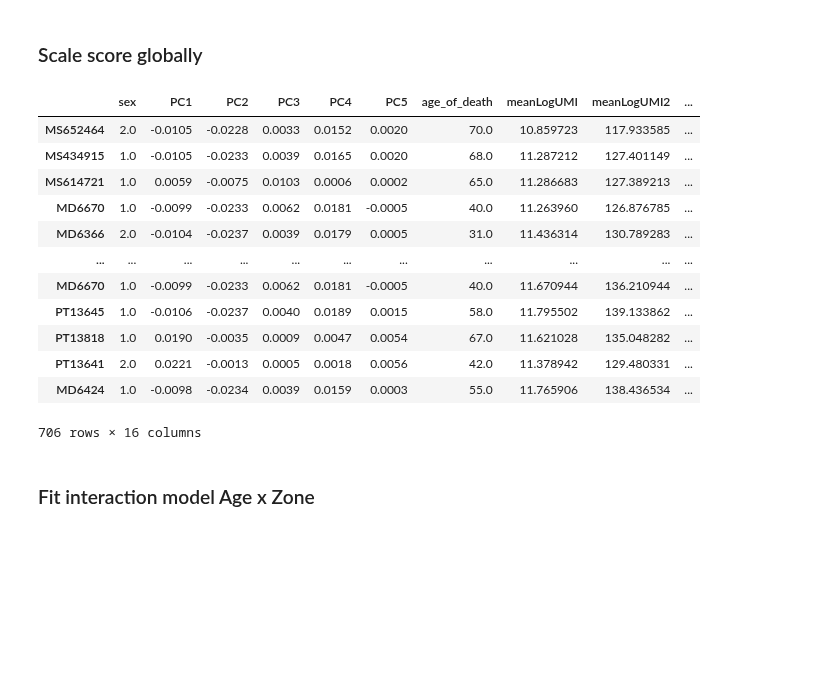
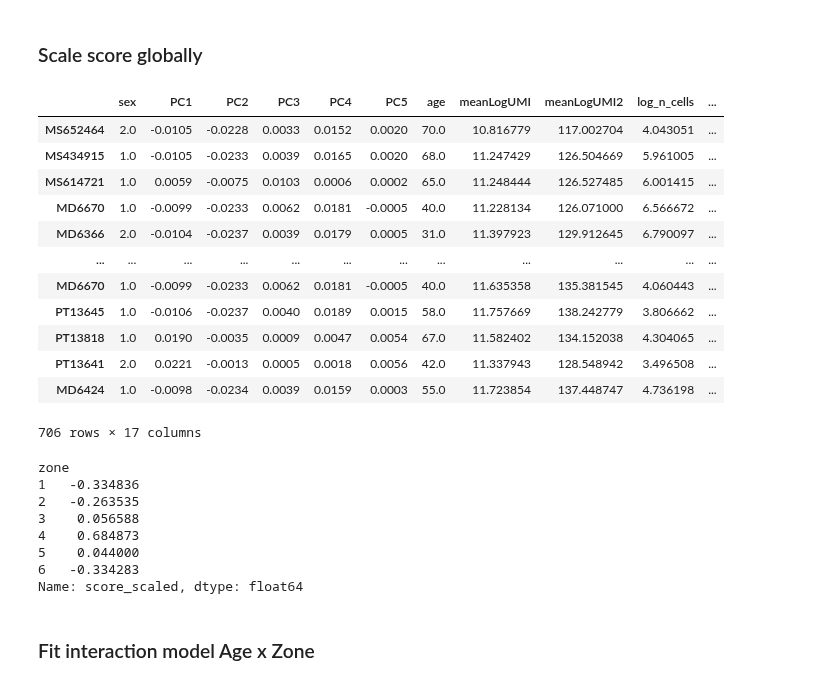
Before and after one commit to 8gabri8/XDP, a Jupyter notebook: script/NucSeq/de-repression/derepression_XDP_v2.ipynb, the cells around one changed output. Drawn from its saved outputs; the diff is of its cells as text; code cells hidden in the pictures; blank space fills up the shorter version.

```diff
--- a/script/NucSeq/de-repression/derepression_XDP_v2.ipynb
+++ b/script/NucSeq/de-repression/derepression_XDP_v2.ipynb
@@ -33,6 +30,6 @@ The autoreload extension is already loaded. To reload it, use:
 # %%
 SAMPLE_VARIABLE  = "donor_id"
-AGE              = "age_of_death"
+AGE              = "age"
 ZONE_COL         = "zone"
 LIBRARY_SIZE_COL = "total_counts"
 CONDITION        = "condition"
@@ -126,7 +123,7 @@ plt.show()
 ### Remove useless genes
 # %%
 # remove bad genes
-BAD_PREFIXES = ("MT-", "MTRNR", "RPL", "RPS", "HBB", "HBA", "HBG", "HBD", "HBE", "HBZ")
+BAD_PREFIXES = ("MT-", "MTRNR", "RPL", "RPS", "HBB", "HBA", "HBG", "HBD", "HBE", "HBZ", "ENSG")
 def filter_bad_genes(adata):
     keep = [not any(g.upper().startswith(p) for p in BAD_PREFIXES) for g in adata.var_names]
     return adata[:, keep].copy()
@@ -163,7 +189,5 @@ frac_pz.mean().rename("mean cell fraction").to_frame()   # if zone 4 >> others
 # %%
-# creare df with sample metadata
-# create df with sample metadata
-def build_sample_df(adata, sample_col, meta_cols, min_cells=30, zone_col=None):
+def build_sample_df(adata, sample_col, meta_cols, min_cells=30, zone_col=None, min_zones=6):
     # computes everything about samples in one place:
     # meta_cols are pulled from adata.obs as-is (age, zone, sex, PC1-5, ...)
     # derived covariates (meanLogUMI, log_n_cells, ...) are computed from counts
@@ -193,8 +217,12 @@ def build_sample_df(adata, sample_col, meta_cols, min_cells=30, zone_col=None):
         row["n_cells"]     = n
 
         if zone_col is not None:
+            # The goal of zone-balanced DR is: for each donor, compute DR separately in each zone, then average equally across zones. This only makes sense if a donor actually has cells in multiple zone
             # zone-balanced DR: compute DR per zone then average across zones with equal weight
             # avoids high-cell-count zones dominating
+            # remove the sample if it doesn't have enough zones →
+            # donors with skewed zone distribution (e.g. 96% Zone 4) would contribute
+            # only single-zone signal, defeating the purpose of zone-balancing
             zone_labels  = adata.obs.iloc[idx][zone_col].values
             zone_dr_list = []
             for z in np.unique(zone_labels):
@@ -202,8 +230,9 @@ def build_sample_df(adata, sample_col, meta_cols, min_cells=30, zone_col=None):
                 if z_mask.sum() < min_cells:
                     continue                                 # skip zones with too few cells
                 zone_dr_list.append((Xs[z_mask] > 0).mean(axis=0))   # DR for this zone
-            if not zone_dr_list:
-                continue                                     # skip donor if no zone passes min_cells
+
+            if len(zone_dr_list) < min_zones:               # skip donor — too few zones to balance
+                continue
             dr_balanced = np.mean(zone_dr_list, axis=0)     # equal weight per zone
         else:
             dr_balanced = (Xs > 0).sum(axis=0) / n          # pooled DR across all cells (original behaviour)
@@ -222,10 +251,10 @@ def build_sample_df(adata, sample_col, meta_cols, min_cells=30, zone_col=None):
     return sample_df, dr_df, k_df
 
 
-
-MIN_CELL_PER_SAMPLE=30
+MIN_CELL_PER_SAMPLE = 30
 sample_df, dr_df, k_df = build_sample_df(
-    bican, SAMPLE_VARIABLE, COVARIATE_COLS + [AGE, ZONE_COL],
+    bican, SAMPLE_VARIABLE, COVARIATE_COLS + [AGE],
     min_cells=MIN_CELL_PER_SAMPLE,
     zone_col=ZONE_COL,
+    min_zones=3,   # require ≥30 cells in at least 3 zones — excludes skewed donors
 )
@@ -373,12 +404,13 @@ def find_derepressed_genes(sample_df, dr_df, k_df, age_col, glm_cov_cols, thr_dr
     # lowly expressed in young we are already running test only on those
     G_glm = res_df[(res_df["pval_adj"] < fdr_alpha) & (res_df["beta_age"] > 0)]
 
-    G_sep = sep_df   # all separated genes are derepressed by definition — DR=0 in Y, DR>0 in O
     G_sep = sep_df[sep_df["mean_dr_O"] > 0.01]   # must be expressed in at least 1% of Old cells on average
 
     G = pd.concat([G_glm, G_sep], ignore_index=True)
 
     G = G[G["log2FC_DR"] > 0.5]    # at least ... increase in DR
+    G = G[G["beta_age"] < 100]   # reasonable upper bound
+
 
     full_results = pd.concat([res_df, sep_df], ignore_index=True)
     full_results["overall_detect"] = (full_results["mean_dr_Y"] + full_results["mean_dr_O"]) / 2
@@ -390,8 +422,5 @@ THR_DR = 0.1
 GLM_COV_COLS = ["sex", "PC1", "PC2", "PC3", "PC4", "PC5", "meanLogUMI", "meanLogUMI2", "log_n_cells"]
 gene_derepressed, full_results = find_derepressed_genes(sample_df, dr_df, k_df, AGE, GLM_COV_COLS, THR_DR, 0.05)
 display(gene_derepressed)
-
-G = gene_derepressed["gene"].tolist()
-print(f"{len(G)} derepressed genes found")
 # %% [output]
 ['TSPAN6', 'TNMD', 'FGR', 'CFH', 'HS3ST1', 'AOC1', 'WNT16', 'TMEM176A', 'CYP26B1', 'TFPI', 'PLXND1', 'CD38', 'HSPB6', 'PDK4', 'SLC22A16', 'ZMYND10', 'ABCB5', 'SLC4A1', 'CALCR', 'PRSS22', 'HOXA11', 'ME ...
@@ -523,26 +551,39 @@ plt.tight_layout()
 # %%
 all_df = pd.concat(zone_sdfs.values())
 all_df["score_scaled"] = (all_df["score"] - all_df["score"].mean()) / all_df["score"].std()
 all_df["median_UMI_scaled"] = (all_df["median_UMI"] - all_df["median_UMI"].mean()) / all_df["median_UMI"].std()
 
+# reprot the sacled version before
+for zone in zone_sdfs:
+    zone_sdfs[zone]["score_scaled"] = all_df.loc[all_df["zone"] == zone, "score_scaled"].values
+
+
 all_df[SAMPLE_VARIABLE] = all_df.index
 
 display(all_df)
 print(all_df.groupby("zone")["score_scaled"].mean())  # should NOT all be ≈0
 # %% [output]
-|  | sex | PC1 | PC2 | PC3 | PC4 | PC5 | age_of_death | meanLogUMI | meanLogUMI2 | ... |
-| MS652464 | 2.0 | -0.0105 | -0.0228 | 0.0033 | 0.0152 | 0.0020 | 70.0 | 10.859723 | 117.933585 | ... |
-| MS434915 | 1.0 | -0.0105 | -0.0233 | 0.0039 | 0.0165 | 0.0020 | 68.0 | 11.287212 | 127.401149 | ... |
-| MS614721 | 1.0 | 0.0059 | -0.0075 | 0.0103 | 0.0006 | 0.0002 | 65.0 | 11.286683 | 127.389213 | ... |
-| MD6670 | 1.0 | -0.0099 | -0.0233 | 0.0062 | 0.0181 | -0.0005 | 40.0 | 11.263960 | 126.876785 | ... |
-| MD6366 | 2.0 | -0.0104 | -0.0237 | 0.0039 | 0.0179 | 0.0005 | 31.0 | 11.436314 | 130.789283 | ... |
-| ... | ... | ... | ... | ... | ... | ... | ... | ... | ... | ... |
-| MD6670 | 1.0 | -0.0099 | -0.0233 | 0.0062 | 0.0181 | -0.0005 | 40.0 | 11.670944 | 136.210944 | ... |
-| PT13645 | 1.0 | -0.0106 | -0.0237 | 0.0040 | 0.0189 | 0.0015 | 58.0 | 11.795502 | 139.133862 | ... |
-| PT13818 | 1.0 | 0.0190 | -0.0035 | 0.0009 | 0.0047 | 0.0054 | 67.0 | 11.621028 | 135.048282 | ... |
-| PT13641 | 2.0 | 0.0221 | -0.0013 | 0.0005 | 0.0018 | 0.0056 | 42.0 | 11.378942 | 129.480331 | ... |
-| MD6424 | 1.0 | -0.0098 | -0.0234 | 0.0039 | 0.0159 | 0.0003 | 55.0 | 11.765906 | 138.436534 | ... |
+|  | sex | PC1 | PC2 | PC3 | PC4 | PC5 | age | meanLogUMI | meanLogUMI2 | log_n_cells | ... |
+| MS652464 | 2.0 | -0.0105 | -0.0228 | 0.0033 | 0.0152 | 0.0020 | 70.0 | 10.816779 | 117.002704 | 4.043051 | ... |
+| MS434915 | 1.0 | -0.0105 | -0.0233 | 0.0039 | 0.0165 | 0.0020 | 68.0 | 11.247429 | 126.504669 | 5.961005 | ... |
+| MS614721 | 1.0 | 0.0059 | -0.0075 | 0.0103 | 0.0006 | 0.0002 | 65.0 | 11.248444 | 126.527485 | 6.001415 | ... |
+| MD6670 | 1.0 | -0.0099 | -0.0233 | 0.0062 | 0.0181 | -0.0005 | 40.0 | 11.228134 | 126.071000 | 6.566672 | ... |
+| MD6366 | 2.0 | -0.0104 | -0.0237 | 0.0039 | 0.0179 | 0.0005 | 31.0 | 11.397923 | 129.912645 | 6.790097 | ... |
+| ... | ... | ... | ... | ... | ... | ... | ... | ... | ... | ... | ... |
+| MD6670 | 1.0 | -0.0099 | -0.0233 | 0.0062 | 0.0181 | -0.0005 | 40.0 | 11.635358 | 135.381545 | 4.060443 | ... |
+| PT13645 | 1.0 | -0.0106 | -0.0237 | 0.0040 | 0.0189 | 0.0015 | 58.0 | 11.757669 | 138.242779 | 3.806662 | ... |
+| PT13818 | 1.0 | 0.0190 | -0.0035 | 0.0009 | 0.0047 | 0.0054 | 67.0 | 11.582402 | 134.152038 | 4.304065 | ... |
+| PT13641 | 2.0 | 0.0221 | -0.0013 | 0.0005 | 0.0018 | 0.0056 | 42.0 | 11.337943 | 128.548942 | 3.496508 | ... |
+| MD6424 | 1.0 | -0.0098 | -0.0234 | 0.0039 | 0.0159 | 0.0003 | 55.0 | 11.723854 | 137.448747 | 4.736198 | ... |
-706 rows × 16 columns
+706 rows × 17 columns
+zone
+1   -0.334836
+2   -0.263535
+3    0.056588
+4    0.684873
+5    0.044000
+6   -0.334283
+Name: score_scaled, dtype: float64
 # %% [markdown]
 ### Fit interaction model Age x Zone
 # %%
```
Also changed, not shown: parts of 24 cells of this notebook, 32 other files.
